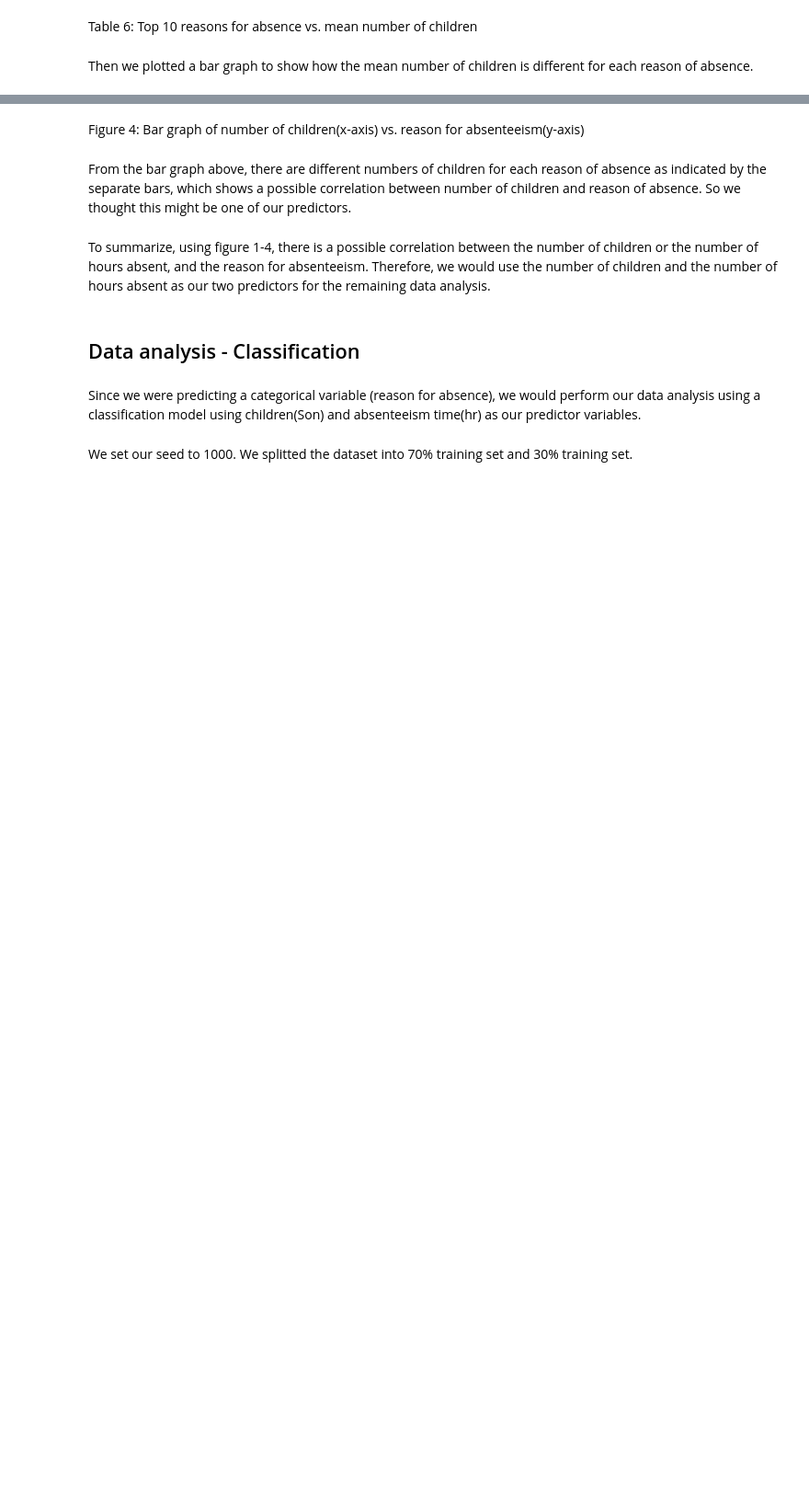
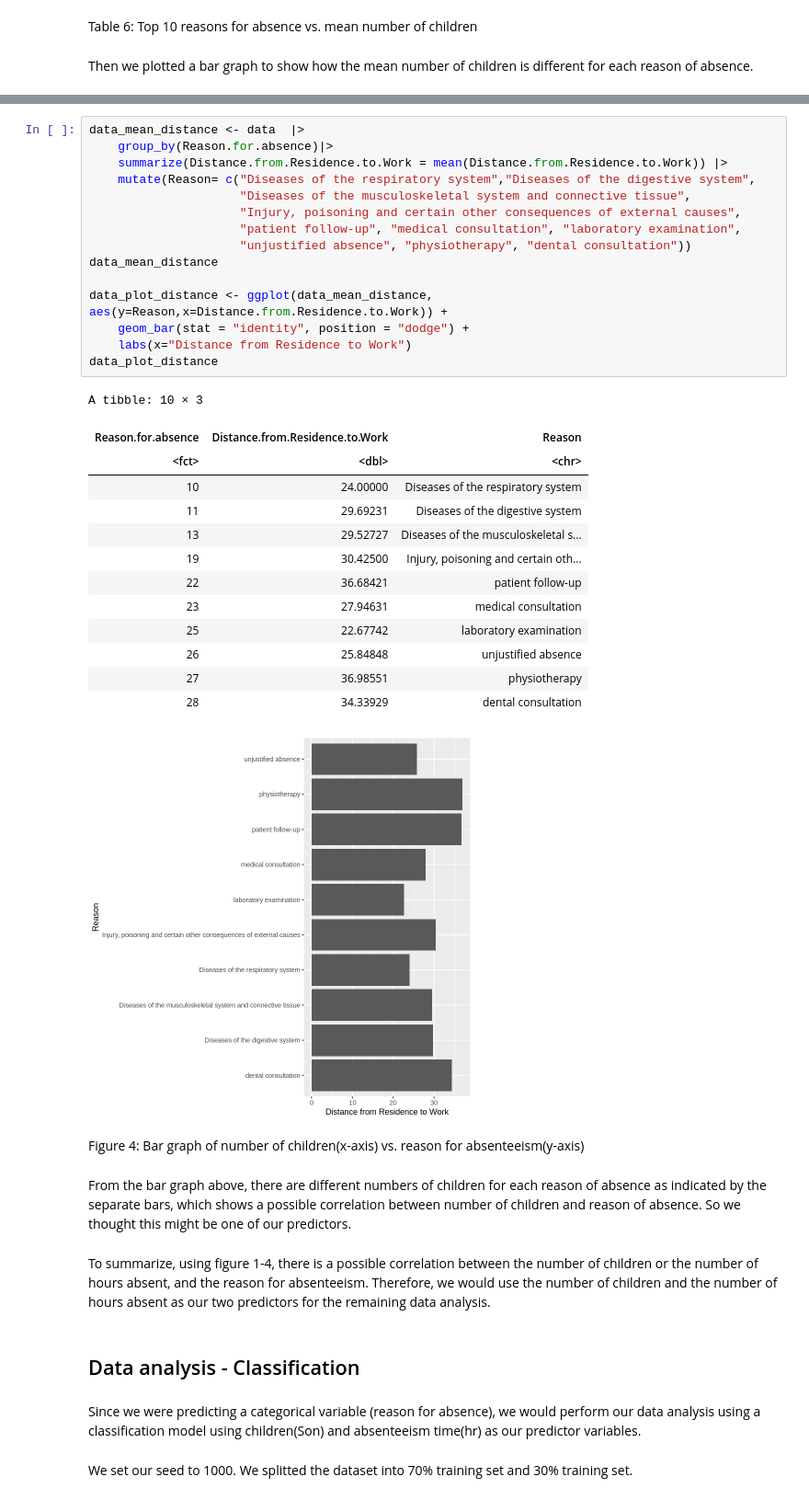
Before and after one commit to tim13246879/dsci-100-2022w1-group-87, a Jupyter notebook: Final_report.ipynb, the cells around one changed output, grey strips where cells are left out. Shown at 92% size. Cells and saved outputs as stored; diff of their text form; blank space fills up the shorter version.

```diff
--- a/Final_report.ipynb
+++ b/Final_report.ipynb
@@ -316,3 +317,33 @@ data_plot_children
+# %%
+data_mean_distance <- data  |>
+    group_by(Reason.for.absence)|>
+    summarize(Distance.from.Residence.to.Work = mean(Distance.from.Residence.to.Work)) |>
+    mutate(Reason= c("Diseases of the respiratory system","Diseases of the digestive system",
+                     "Diseases of the musculoskeletal system and connective tissue",
+                     "Injury, poisoning and certain other consequences of external causes",
+                     "patient follow-up", "medical consultation", "laboratory examination",
+                     "unjustified absence", "physiotherapy", "dental consultation"))
+data_mean_distance
+
+data_plot_distance <- ggplot(data_mean_distance, aes(y=Reason,x=Distance.from.Residence.to.Work)) +
+    geom_bar(stat = "identity", position = "dodge") +
+    labs(x="Distance from Residence to Work")
+data_plot_distance
+# %% [output]
+A tibble: 10 × 3
+| Reason.for.absence | Distance.from.Residence.to.Work | Reason |
+| <fct> | <dbl> | <chr> |
+| 10 | 24.00000 | Diseases of the respiratory system |
+| 11 | 29.69231 | Diseases of the digestive system |
+| 13 | 29.52727 | Diseases of the musculoskeletal s... |
+| 19 | 30.42500 | Injury, poisoning and certain oth... |
+| 22 | 36.68421 | patient follow-up |
+| 23 | 27.94631 | medical consultation |
+| 25 | 22.67742 | laboratory examination |
+| 26 | 25.84848 | unjustified absence |
+| 27 | 36.98551 | physiotherapy |
+| 28 | 34.33929 | dental consultation |
+[figure, added]
 # %% [markdown]
 Figure 4: Bar graph of number of children(x-axis) vs. reason for absenteeism(y-axis)
 # %% [markdown]
```
Also changed, not shown: parts of 4 cells of this notebook.
